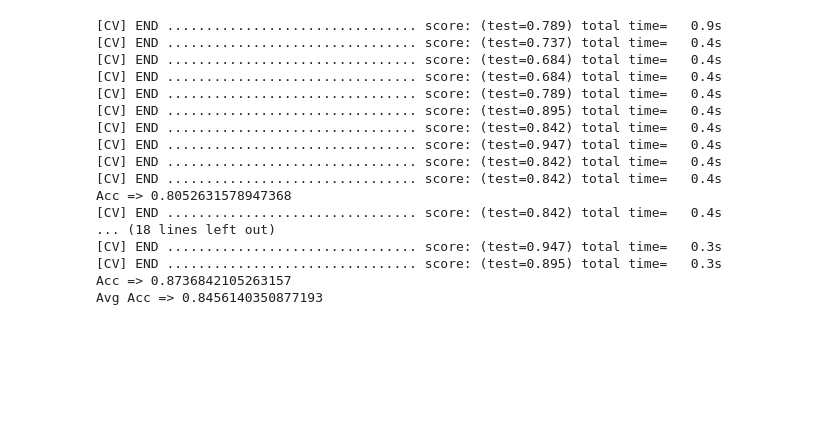
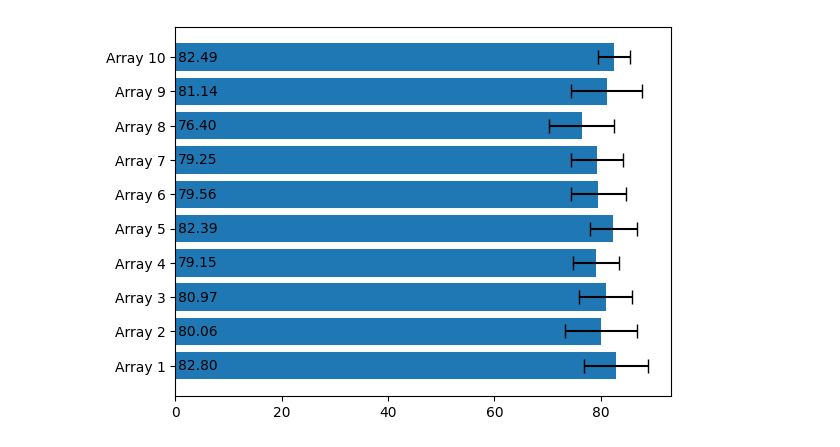
Before and after one commit to ignaciosica/hdc, a Jupyter notebook: papers/graph/tgraph.ipynb, the cells around one changed output. Cells and saved outputs as stored; diff of their text form; code cells hidden in the pictures; blank space fills up the shorter version.

```diff
--- a/papers/graph/tgraph.ipynb
+++ b/papers/graph/tgraph.ipynb
@@ -62,4 +163,5 @@ class GraphClassifier(BaseEstimator, ClassifierMixin):
 # %%
-DATASET = load_dataset("graphs-datasets/MUTAG")["train"]
+# DATASET = load_dataset("graphs-datasets/MUTAG")["train"]
+DATASET = load_dataset("graphs-datasets/PROTEINS")["train"]
 # %%
 (graphs, labels) = process_dataset(DATASET)
@@ -88,41 +167,0 @@ for n in graphs[0]:
-# %%
-FOLDS, REPS = 10, 3
-
-
-def main():
-    sum = 0
-    for _ in range(REPS):
-        clf = GraphClassifier()
-        scores = cross_val_score(
-            clf,
-            graphs,
-            labels,
-            cv=ShuffleSplit(n_splits=FOLDS),
-            n_jobs=1,
-            verbose=4,
-        )
-        print("Acc =>", scores.mean())
-        sum += scores.mean()
-
-    print("Avg Acc =>", sum / REPS)
-
-
-main()
-# %% [output]
-[CV] END ................................ score: (test=0.789) total time=   0.9s
-[CV] END ................................ score: (test=0.737) total time=   0.4s
-[CV] END ................................ score: (test=0.684) total time=   0.4s
-[CV] END ................................ score: (test=0.684) total time=   0.4s
-[CV] END ................................ score: (test=0.789) total time=   0.4s
-[CV] END ................................ score: (test=0.895) total time=   0.4s
-[CV] END ................................ score: (test=0.842) total time=   0.4s
-[CV] END ................................ score: (test=0.947) total time=   0.4s
-[CV] END ................................ score: (test=0.842) total time=   0.4s
-[CV] END ................................ score: (test=0.842) total time=   0.4s
-Acc => 0.8052631578947368
-[CV] END ................................ score: (test=0.842) total time=   0.4s
-... (18 lines left out)
-[CV] END ................................ score: (test=0.947) total time=   0.3s
-[CV] END ................................ score: (test=0.895) total time=   0.3s
-Acc => 0.8736842105263157
-Avg Acc => 0.8456140350877193
@@ -128,0 +191,30 @@ Avg Acc => 0.8456140350877193
+# %%
+import numpy as np
+import matplotlib.pyplot as plt
+from matplotlib.colors import Normalize
+from matplotlib.cm import ScalarMappable
+
+data = [np.random.normal(80, 5, 10) for _ in range(10)]
+data_labels = [f"Array {i+1}" for i in range(10)]
+
+
+def bars(data, labels):
+    means = [np.mean(arr) for arr in data]
+    std_devs = [np.std(arr) for arr in data]
+
+    y = np.arange(len(means))
+
+    plt.barh(y, means, xerr=std_devs, capsize=5, align="center")
+
+    plt.yticks([i for i in range(len(means))], labels=labels)
+
+    for i, value in enumerate(means):
+        plt.text(0.5, y[i], f"{value:.2f}", va="center")
+
+    # plt.tight_layout()
+    plt.show()
+
+
+bars(data, data_labels)
+# %% [output]
+[figure, added]
```
Also changed, not shown: parts of 15 cells of this notebook, 2 other files.
